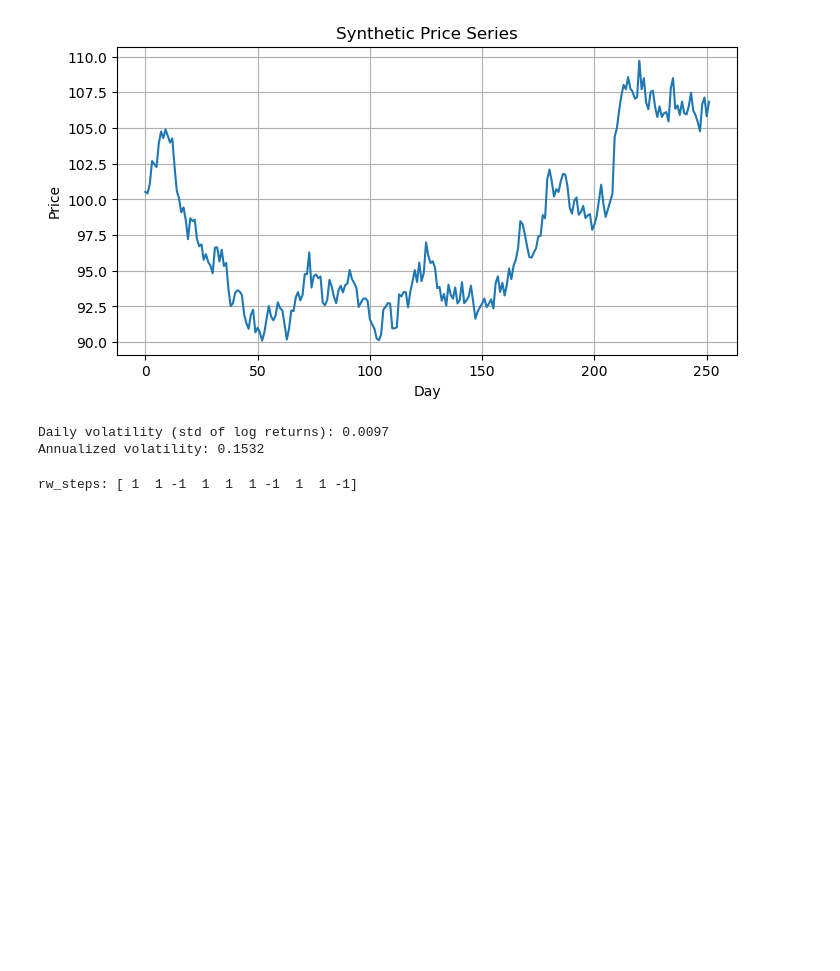
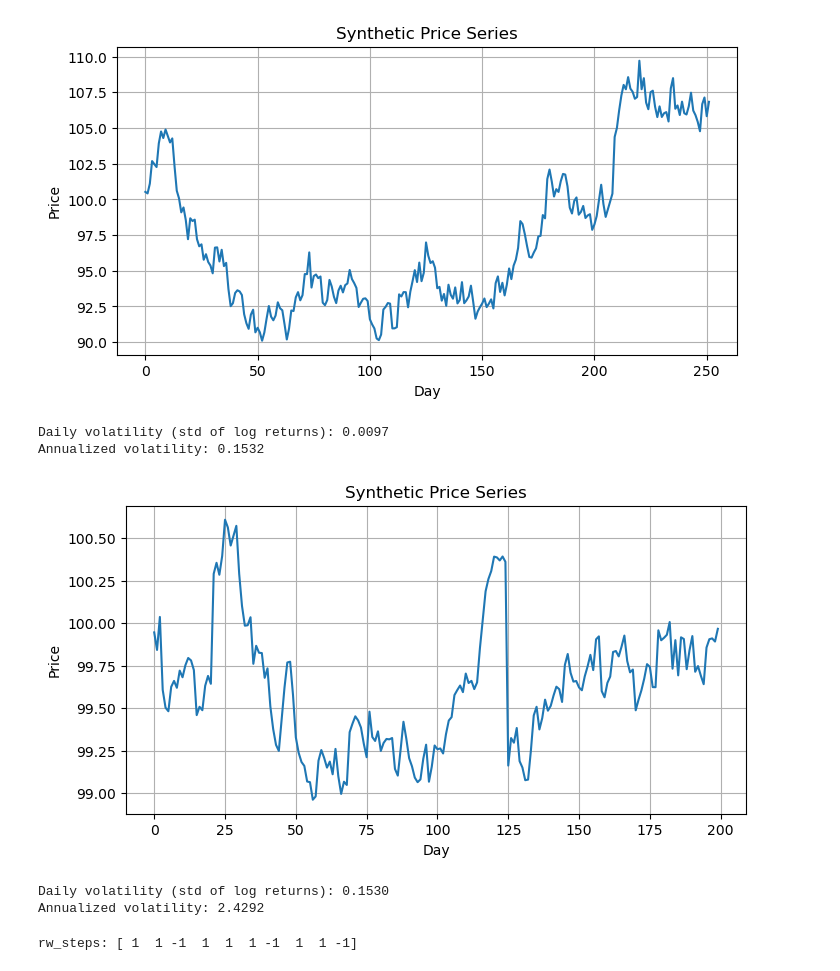
Before and after one commit to nimchimpski/GeoQuant, a Jupyter notebook: various/synthetic_copi.ipynb, the cells around one changed output. Drawn from its saved outputs; the diff is of its cells as text; code cells hidden in the pictures; blank space fills up the shorter version.

```diff
--- a/various/synthetic_copi.ipynb
+++ b/various/synthetic_copi.ipynb
@@ -103,6 +103,54 @@ print(f'Annualized volatility: {annual_vol:.4f}')
 [figure]
 Daily volatility (std of log returns): 0.0097
 Annualized volatility: 0.1532
+# %%
+# NON LOG VERSION
+
+# Full workflow: Simulate prices, calculate log returns, daily volatility, and annualized volatility
+import numpy as np
+import matplotlib.pyplot as plt
+import pandas as pd
+
+np.random.seed(44)
+n_days = 200
+mu = 0.0003
+sigma = 0.1
+
+# Step 1: Simulate log returns
+df = 5
+returns = mu + sigma * np.random.standard_t(df=df, size=n_days)
+# print(f"Simulated returns: {returns}")
+
+# Step 2: Generate price series from log returns
+price0 = 100
+prices = price0 + np.cumsum(returns)
+# print(f"Simulated prices: {prices}")
+# save prices to a DataFrame
+prices_df = pd.DataFrame(prices, columns=['Close'])
+# save to disk
+prices_df.to_csv('../cache/synthetic_prices.csv', index=False)
+
+
+
+plt.figure(figsize=(8,4))
+plt.plot(prices)
+plt.title('Synthetic Price Series')
+plt.xlabel('Day')
+plt.ylabel('Price')
+plt.grid(True)
+plt.show()
+
+# Step 4: Compute daily volatility (std of log returns)
+daily_vol = np.std(returns)
+print(f'Daily volatility (std of log returns): {daily_vol:.4f}')
+
+# Step 5: Annualize volatility
+annual_vol = daily_vol * np.sqrt(252)
+print(f'Annualized volatility: {annual_vol:.4f}')
+# %% [output]
+[figure, added]
+Daily volatility (std of log returns): 0.1530
+Annualized volatility: 2.4292
 # %%
 # Compare discrete random walk and Brownian motion (continuous limit)
 import numpy as np
```
Also changed, not shown: 5 other files.
